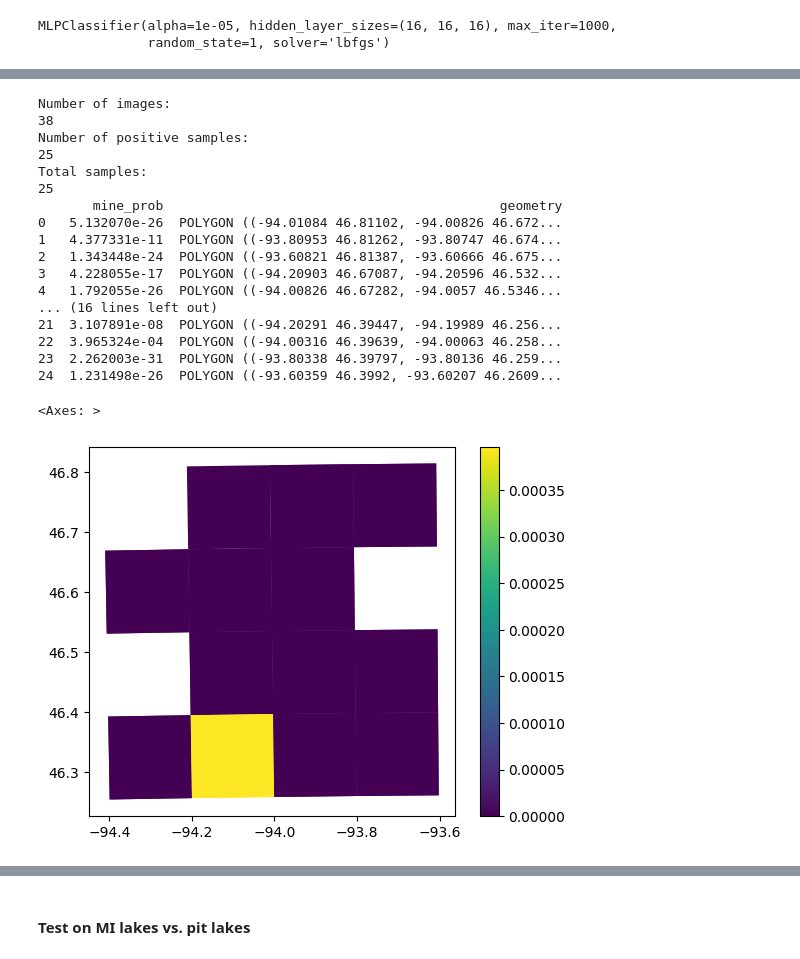
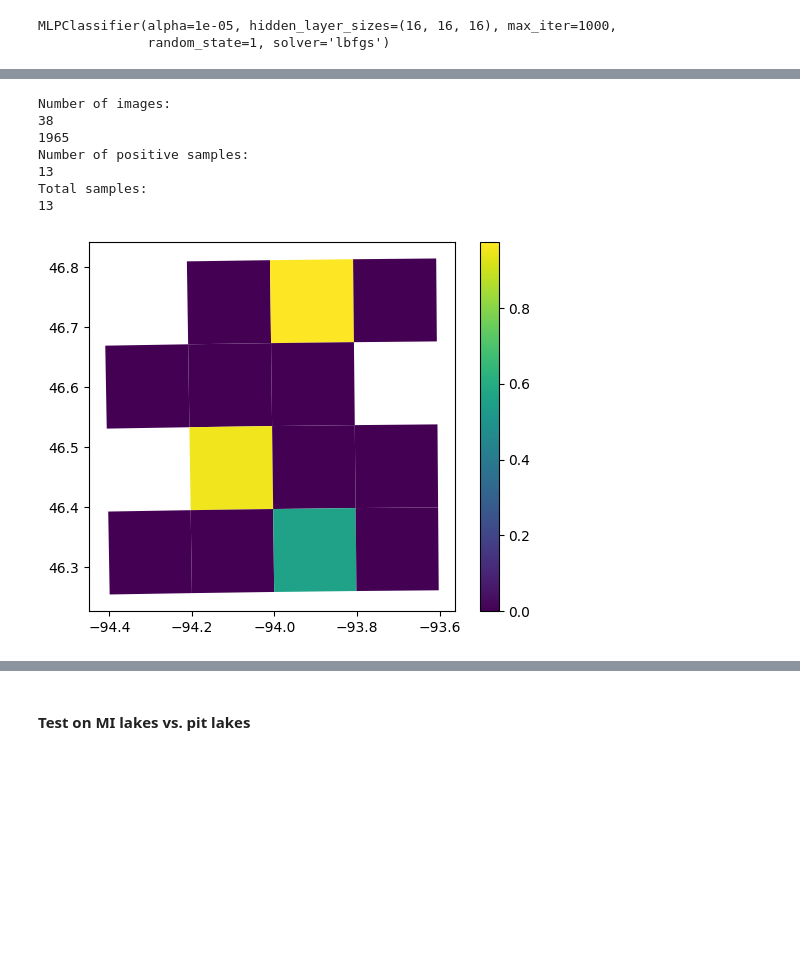
Before and after one commit to Ode-PBLLC/aquarry, a Jupyter notebook: mine_mapping.ipynb, the cells around one changed output, grey strips where cells are left out. Cells and saved outputs as stored; diff of their text form; code cells hidden in the pictures; blank space fills up the shorter version.

Commit message:
Ensure any duplicates are removed for S2

```diff
--- a/mine_mapping.ipynb
+++ b/mine_mapping.ipynb
@@ -722,14 +746,6 @@ print(f"Number of images with mines: {len(mine_embeddings_mn)}")
 Number of images with mines:
 79
 # %%
-# Get embeddings for pit lakes in MN QA data
-""" mn_qa_pits = mn_qa[mn_qa['category'] == 'a'] # QAed pit lakes
-
-mine_embeddings_mn, dummy = GetEmbeddingsFromIntersection(folder_path = 'data/60cm_mn/rgbir_cog/mn/', polygons = mn_qa_pits, random_images = False)
-
-print(f"Number of images with mines: {len(mine_embeddings_mn)}") """
-
-
 mn_qa_nonlakes = mn_qa[~mn_qa['category'].isin(['a','q','\\N'])] # QAed other mining features, without questionable features
 
 # Get embeddings for lakes/water in MN
@@ -821,8 +837,8 @@ def LabelEmbeddings1_5(positive_embeddings, negative_embeddings, polygons = gpd.
     Helpful if there may be false negatives within the image with intersecting polygons
 
     Parameters:
-    positive_embeddings (GeoDataFrame): positive mask files
-    negative_embeddings (GeoDataFrame): negative mask files
+    positive_embeddings (GeoDataFrame): positive chip embeddings
+    negative_embeddings (GeoDataFrame): negative chip embeddings
 
     Returns:
     data (GeoDataFrame): chips with positive and negative labels
@@ -830,7 +846,10 @@ def LabelEmbeddings1_5(positive_embeddings, negative_embeddings, polygons = gpd.
     """
     data = gpd.GeoDataFrame()
 
+    positive_embeddings['index'] = positive_embeddings.index
     positive_chips = gpd.sjoin(positive_embeddings, polygons, predicate='intersects',how = 'inner',rsuffix="_1")
+    positive_chips = positive_chips.dissolve('index')
+
     data = pd.concat([data, positive_chips], ignore_index=True)
     data['mine'] = 1 # Assign 1 to mine column for chips with embeddings
     print("Number of positive samples:")
@@ -842,10 +861,19 @@ def LabelEmbeddings1_5(positive_embeddings, negative_embeddings, polygons = gpd.
             data = pd.concat([data, negative_embeddings], ignore_index=True)
     else:
         for emb in negative_embeddings:
+            negative_embeddings['index'] = negative_embeddings.index
             negative_chips = gpd.sjoin(negative_embeddings, polygons2, predicate='intersects',how = 'inner',rsuffix="_1")
+            negative_chips = negative_chips.dissolve('index')
             negative_chips['mine'] = 0
             data = pd.concat([data, negative_chips], ignore_index=True)
 
+    # If chips have both pit lakes and lakes, they will appear multiple times in data.
+    # Mark chip as positive if it has at least one pit lake, and drop duplicates.
+    data['mine'] = data.groupby('geometry')['mine'].transform('max')
+
+    # Drop duplicates if you want to keep only one row per index
+    data = data.drop_duplicates(subset=['geometry'])
+
     return data
 # %%
 # Get chips with mines and no mines in AZ from QA data
@@ -1299,8 +1592,8 @@ def MarkSamples(data, polygons, pct):
 # %% [markdown]
 #### Minnesota
 # %%
-# Check if intersection of each chip with a pit lake polygon is > 0.2%
-mn_data_marked = MarkSamples(mn_data, dnr_pit_lakes, 0.002)
+# Check if intersection of each chip with a pit lake polygon is > 1%
+mn_data_marked = MarkSamples(mn_data, dnr_pit_lakes, 0.01)
 print((mn_data_marked['mine']==1).sum())
 print(len(mn_data_marked))
 # %% [output]
@@ -1328,8 +1621,15 @@ print(np.shape(mn_y_test))
 # %%
 # Train neural network model
+from sklearn.utils.class_weight import compute_class_weight
+
+#class_weights = compute_class_weight('balanced', classes=np.array([0, 1]), y=mn_y_train)
+
+# Convert the class weights to a dictionary
+#class_weight_dict = {0: class_weights[0], 1: class_weights[1]}
 
 mn_clf = MLPClassifier(solver='lbfgs', alpha=1e-5,
-                    hidden_layer_sizes=(16, 16, 16), max_iter = 1000, random_state=1)
+                    hidden_layer_sizes=(16, 16, 16), max_iter = 1000,
+                    random_state=1)
 
 mn_clf.fit(mn_X_train, mn_y_train)
 # %% [output]
@@ -1397,50 +1706,38 @@ Accuracy on test data: 0.9658040665434381
 # %%
 # Get embeddings for Crosby, MN
 crosby_pitlakes = gpd.read_file('data/crosby_mn.geojson') # all Crosby
 
 crosby_embeddings, dummy = GetEmbeddingsFromIntersection1_5(folder_path = 'data/MN_v1_5/', polygons = crosby_pitlakes, random_images = False)
 
 print("Number of images:")
 print(len(crosby_embeddings))
 
 # Get Crosby test chips
 crosby_embeddings = pd.DataFrame(crosby_embeddings)
 crosby_embs_avg = MonthlyComposite(crosby_embeddings)
+print(len(crosby_embs_avg))
 crosby_test_chips = LabelEmbeddings1_5(crosby_embs_avg, dummy, crosby_pitlakes) #  getting all Crosby, not just pit lakes
 
 print("Total samples:")
 print(len(crosby_test_chips))
 
 crosby_test = np.vstack(crosby_test_chips['embeddings'].values)
 
 crosby_test_preds = gpd.GeoDataFrame(mn_clf.predict(crosby_test), columns = ['mine'], geometry = crosby_test_chips['geometry'])
 crosby_test_probs = gpd.GeoDataFrame(mn_clf.predict_proba(crosby_test)[:,1], columns = ['mine_prob'], geometry=crosby_test_chips['geometry'], crs = 'EPSG:4326')
 
-print(crosby_test_probs)
-
 crosby_test_probs.plot(column = 'mine_prob', legend = True)
 
 # Write Crosby predictions to shapefile
-#crosby_test_probs.to_file('crosby_testing_0108_reset')
+crosby_test_probs.to_file('crosby_testing_0110')
 # %% [output]
 Number of images:
 38
+1965
 Number of positive samples:
-25
+13
 Total samples:
-25
-       mine_prob                                           geometry
-0   5.132070e-26  POLYGON ((-94.01084 46.81102, -94.00826 46.672...
-1   4.377331e-11  POLYGON ((-93.80953 46.81262, -93.80747 46.674...
-2   1.343448e-24  POLYGON ((-93.60821 46.81387, -93.60666 46.675...
-3   4.228055e-17  POLYGON ((-94.20903 46.67087, -94.20596 46.532...
-4   1.792055e-26  POLYGON ((-94.00826 46.67282, -94.0057 46.5346...
-... (16 lines left out)
-21  3.107891e-08  POLYGON ((-94.20291 46.39447, -94.19989 46.256...
-22  3.965324e-04  POLYGON ((-94.00316 46.39639, -94.00063 46.258...
-23  2.262003e-31  POLYGON ((-93.80338 46.39797, -93.80136 46.259...
-24  1.231498e-26  POLYGON ((-93.60359 46.3992, -93.60207 46.2609...
+13
-<Axes: >
-[figure, old version]
+[figure, new version]
 # %%
 (crosby_test_preds['mine']==1).sum()
```
Also changed, not shown: parts of 49 cells of this notebook.
